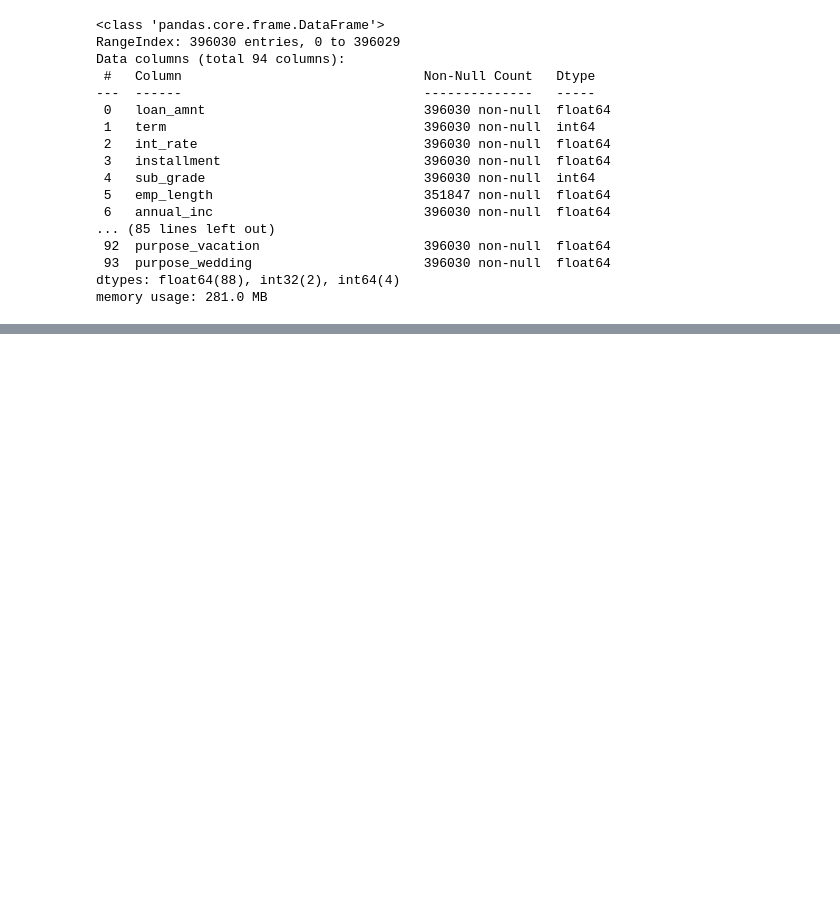
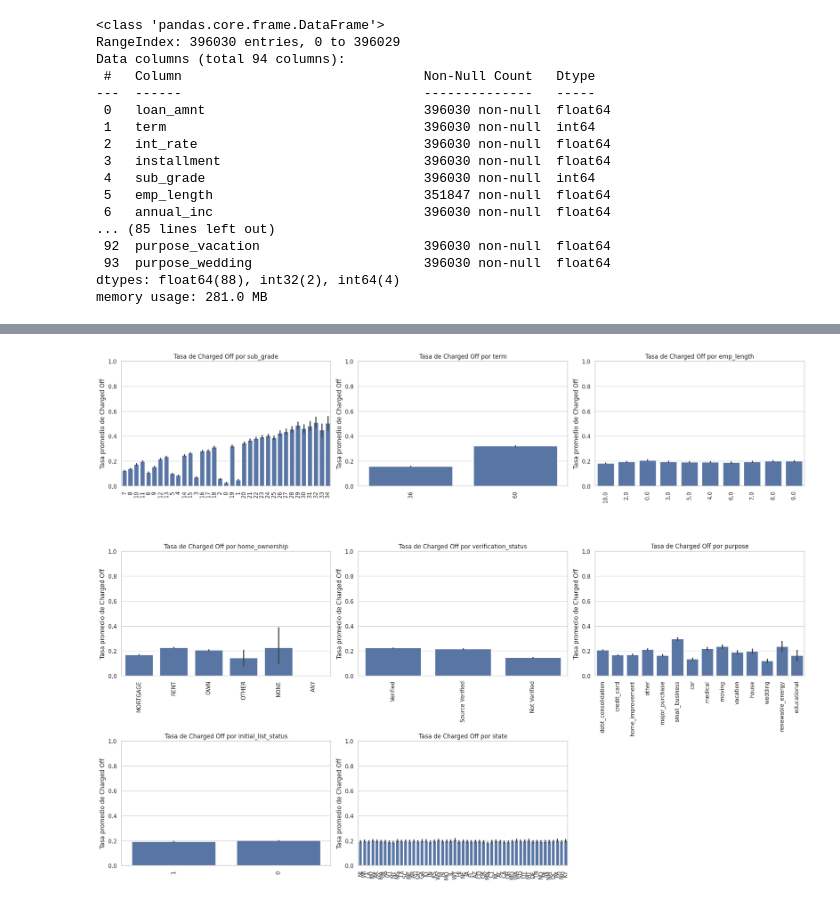
Before and after one commit to 4GeeksAcademy/AK-EA-GG_ProyectoFinalDS-ML, a Jupyter notebook: src/explore.ipynb, the cells around one changed output, grey strips where cells are left out. Cells and saved outputs as stored; diff of their text form; code cells hidden in the pictures; blank space fills up the shorter version.

```diff
--- a/src/explore.ipynb
+++ b/src/explore.ipynb
@@ -226,0 +272,28 @@ memory usage: 281.0 MB
+# %%
+# Relación entre variables categóricas y la variable objetivo
+
+# Usamos el DataFrame original antes del one-hot establecido como `df`
+
+# Lista de variables categóricas originales
+
+cat_vars = [
+    "sub_grade", "term", "emp_length",
+    "home_ownership", "verification_status", "purpose",
+    "initial_list_status", "state"
+]
+
+# Graficar proporción de Charged Off por categoría
+plt.figure(figsize=(20, 15))
+for i, col in enumerate(cat_vars):
+    plt.subplot(3, 3, i + 1)
+    orden = df[col].value_counts().index
+    sns.barplot(data=df, x=col, y="loan_status", order=orden)
+    plt.xticks(rotation=90)
+    plt.title(f'Tasa de Charged Off por {col}')
+    plt.ylabel('Tasa promedio de Charged Off')
+    plt.xlabel('')
+    plt.ylim(0, 1)
+plt.tight_layout()
+plt.show()
+# %% [output]
+[figure, added]
```
Also changed, not shown: parts of 6 cells of this notebook, 1 other file.
